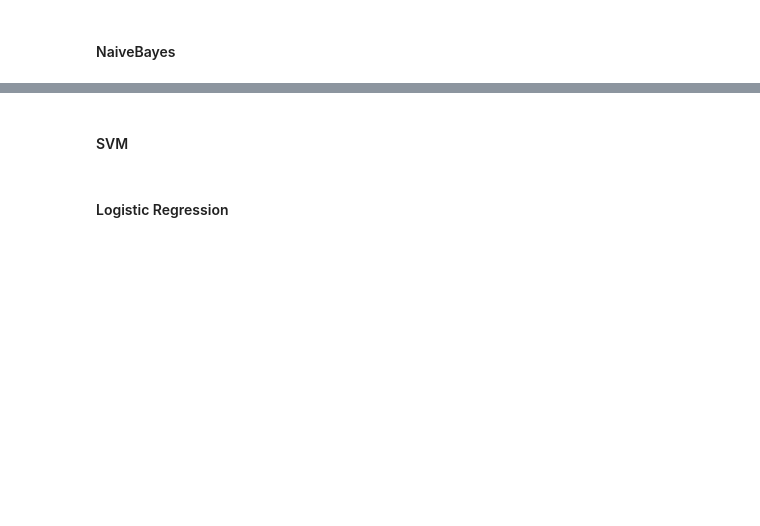
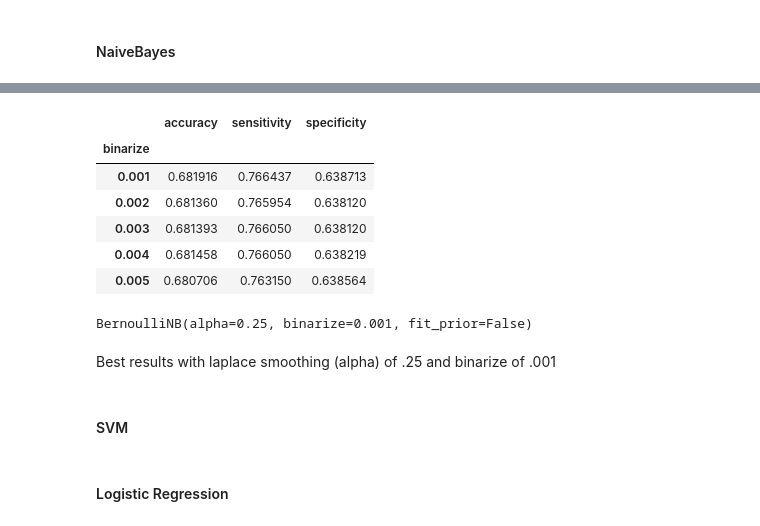
Before and after one commit to boneeyah/DS7331_Group, a Jupyter notebook: Lab2.ipynb, the cells around one changed output, grey strips where cells are left out. Saved outputs shown, nothing was run; the diff lists cells and outputs as text; code cells hidden in the pictures; blank space fills up the shorter version.

```diff
--- a/Lab2.ipynb
+++ b/Lab2.ipynb
@@ -449,3 +476,32 @@ mean specificity:  0.8961746730777873
+# %%
+score = []
+for train,test in skf.split(X_mat,y):
+    for i in [.001,.002,.003,.004,.005]:
+        nb_clf = BernoulliNB(alpha=.25, binarize=i, fit_prior=False)
+        nb_clf.fit(X_mat[train],y.values.ravel()[train])
+        y_hat = nb_clf.predict(X_mat[test])
+
+        cm = confusion_matrix(y.loc[test],y_hat,labels=[1,0])
+        score.append({'binarize':i,'accuracy':(cm[0,0]+cm[1,1])/sum(cm.ravel()),
+                'sensitivity':cm[0,0]/(cm[0,0]+cm[0,1]),
+                'specificity':cm[1,1]/(cm[1,1]+cm[1,0])})
+score = pd.DataFrame(score)
+score.groupby('binarize').mean()
+# %% [output]
+|  | accuracy | sensitivity | specificity |
+| binarize |  |  |  |
+| 0.001 | 0.681916 | 0.766437 | 0.638713 |
+| 0.002 | 0.681360 | 0.765954 | 0.638120 |
+| 0.003 | 0.681393 | 0.766050 | 0.638120 |
+| 0.004 | 0.681458 | 0.766050 | 0.638219 |
+| 0.005 | 0.680706 | 0.763150 | 0.638564 |
+# %%
+nb_clf = BernoulliNB(alpha=.25,binarize=.001,fit_prior=False)
+nb_clf.fit(X_mat[train],y.values.ravel()[train])
+# %% [output]
+BernoulliNB(alpha=0.25, binarize=0.001, fit_prior=False)
+# %% [markdown]
+Best results with laplace smoothing (alpha) of .25 and binarize of .001
 # %% [markdown]
 #### SVM
 # %% [markdown]
```
Also changed, not shown: parts of 6 cells of this notebook.
